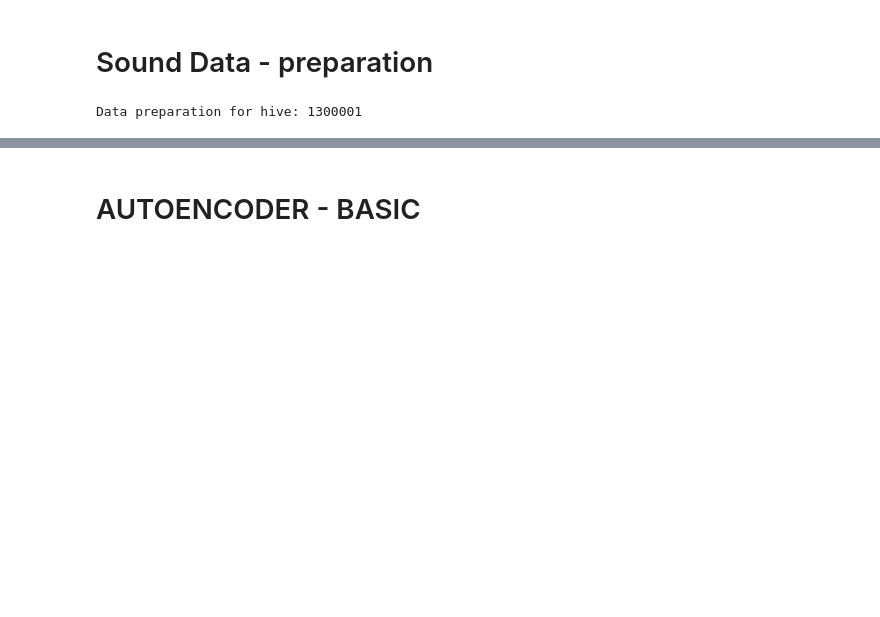
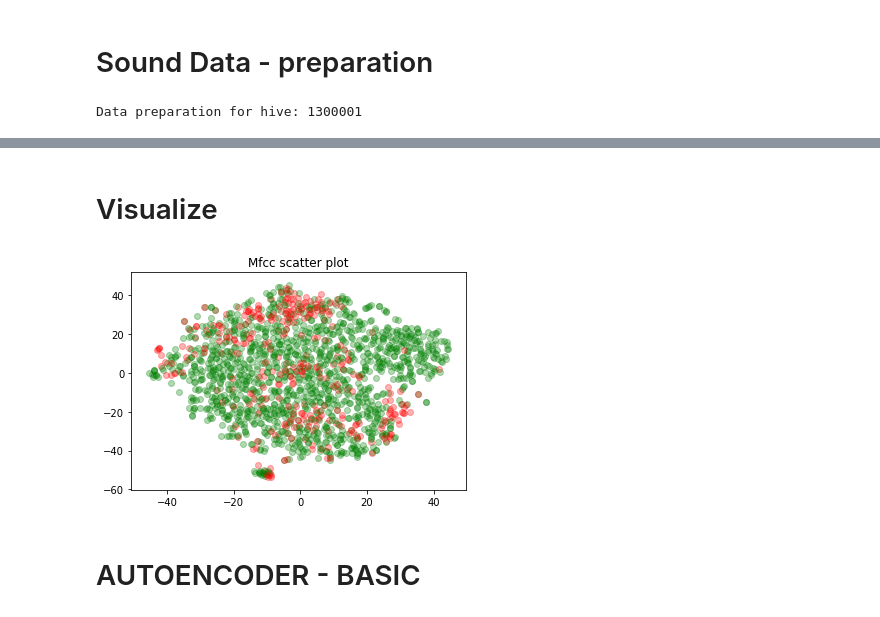
Before and after one commit to tymons/buzz-models, a Jupyter notebook: smartula.ipynb, the cells around one changed output, grey strips where cells are left out. Saved outputs shown, nothing was run; the diff lists cells and outputs as text; code cells hidden in the pictures; blank space fills up the shorter version.

```diff
--- a/smartula.ipynb
+++ b/smartula.ipynb
@@ -114,0 +119,5 @@ pc_data_labeled = list(zip(pc_data, mfccs_avg_labels))
+# %%
+import numpy as np
+from sklearn.manifold import TSNE
+
+X_embedded = TSNE(n_components=2).fit_transform(standarized_mfcc_avg)
@@ -115,20 +132,22 @@ pc_data_labeled = list(zip(pc_data, mfccs_avg_labels))
+# %% [markdown]
+# Visualize
 # %%
-import matplotlib.pyplot as plt
-
-mfcc_data = list(zip(standarized_mfcc_avg, mfccs_avg_labels))
+pc_data_labeled = list(zip(X_embedded, [mfcc[1] for mfcc in mfccs_avg_labeled]))
 
 colors = ['red', 'green', 'blue', 'yellow']
 
 fig = plt.figure()
 ax = fig.add_subplot(1, 1, 1)
 
 for data, label in tqdm(pc_data_labeled):
     x, y = data
     ax.scatter(x, y, c=colors[label], alpha=0.3)
 
 plt.title("Mfcc scatter plot")
-plt.legend(loc=2)
+plt.savefig('foo.png')
 plt.show()
+# %% [output]
+[figure, added]
 # %% [markdown]
 # AUTOENCODER - BASIC
 # %%
```
Also changed, not shown: parts of 10 cells of this notebook.
